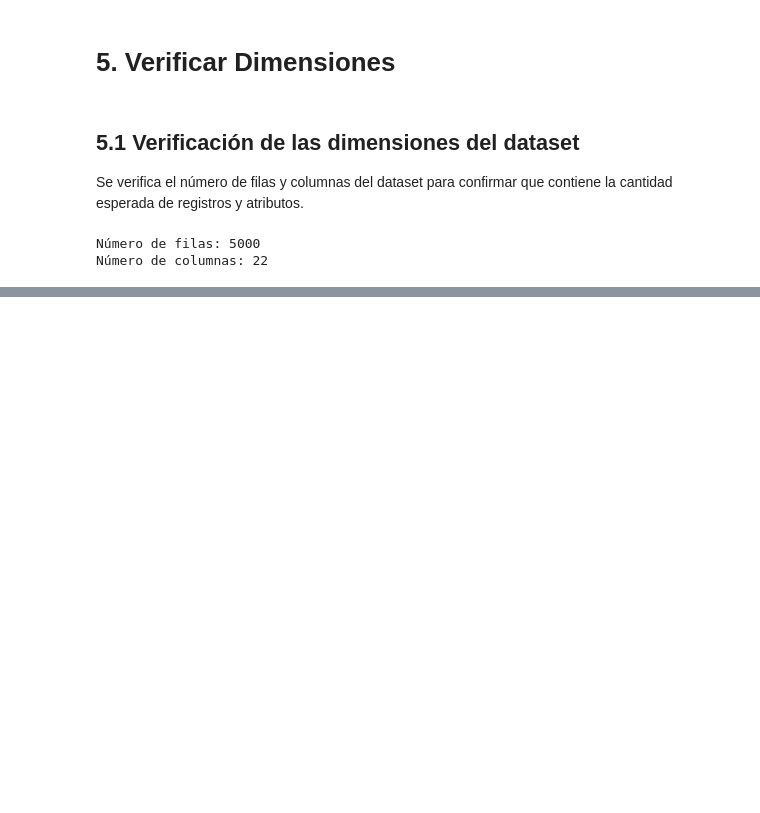
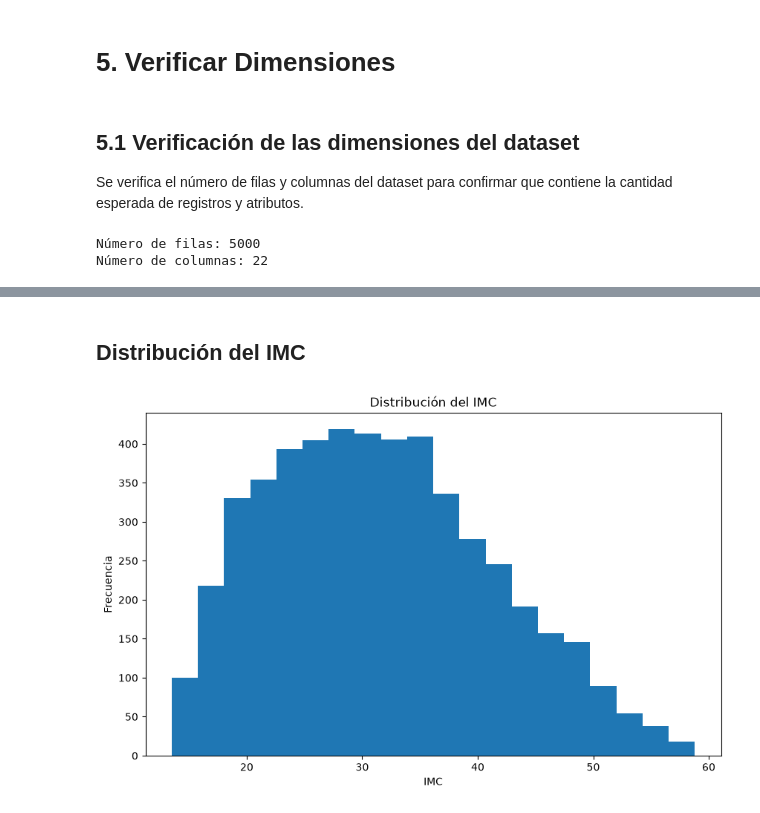
Before and after one commit to el-yisus-dev/ECBD_9b_equipo_dinamita, a Jupyter notebook: notebook/Practica07.ipynb, the cells around one changed output, grey strips where cells are left out. Drawn from its saved outputs; the diff is of its cells as text; code cells hidden in the pictures; blank space fills up the shorter version.

```diff
--- a/notebook/Practica07.ipynb
+++ b/notebook/Practica07.ipynb
@@ -63,0 +446,14 @@ Número de columnas: 22
+# %% [markdown]
+## Distribución del IMC
+# %%
+plt.hist(df["IMC"], bins=20)
+
+plt.title("Distribución del IMC")
+
+plt.xlabel("IMC")
+
+plt.ylabel("Frecuencia")
+
+plt.show()
+# %% [output]
+[figure, added]
```
Also changed, not shown: parts of 46 cells of this notebook.
